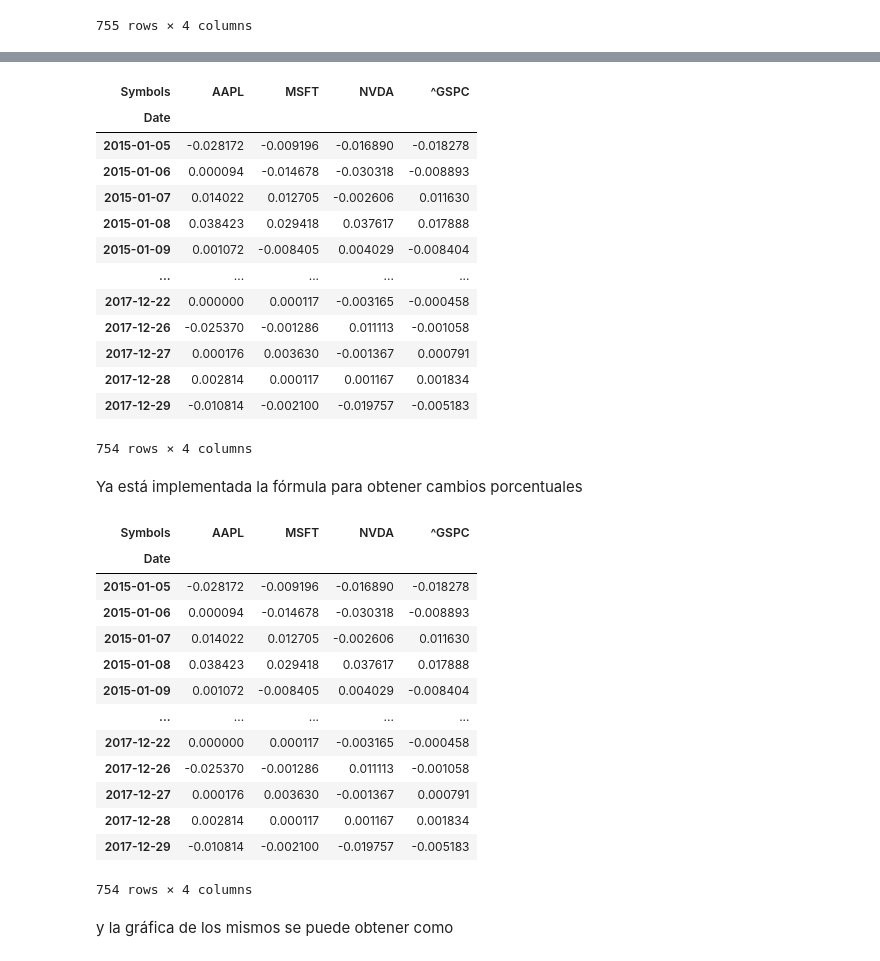
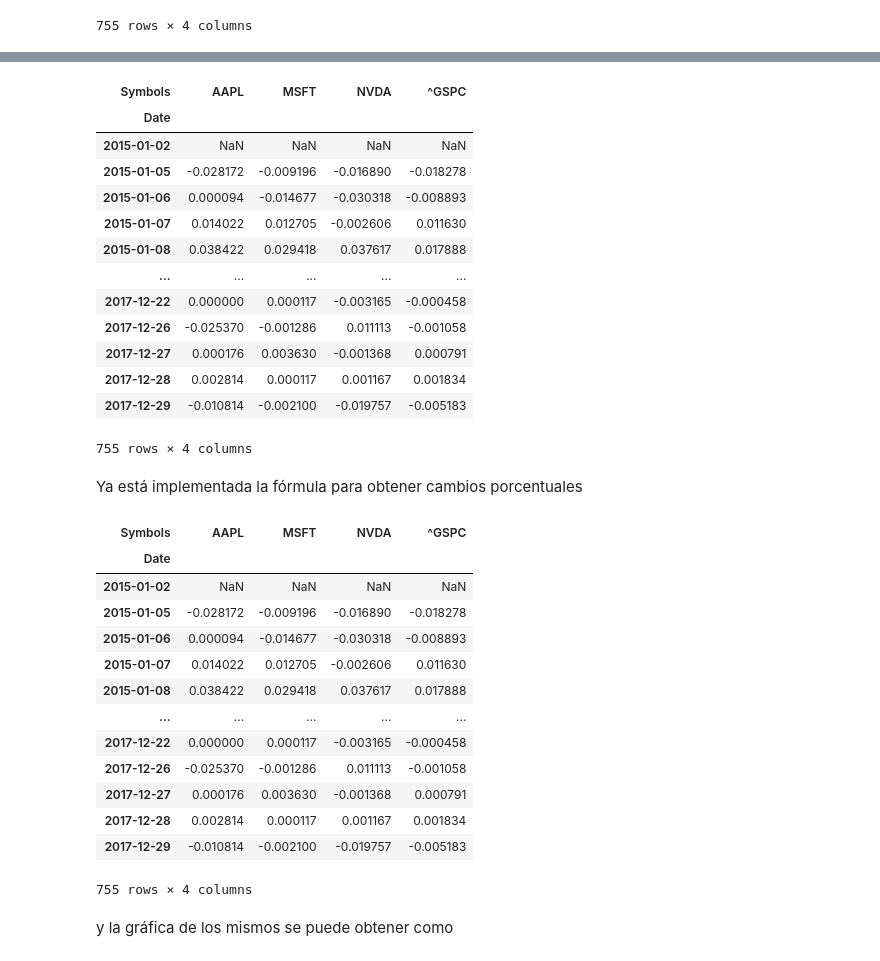
Before and after one commit to Miriam1999/SPF-2021-I, a Jupyter notebook: TEMA-3/Clase21_ContinuacionClase20.ipynb, the cells around one changed output, grey strips where cells are left out. Drawn from its saved outputs; the diff is of its cells as text; code cells hidden in the pictures.

```diff
--- a/TEMA-3/Clase21_ContinuacionClase20.ipynb
+++ b/TEMA-3/Clase21_ContinuacionClase20.ipynb
@@ -61,39 +77,41 @@ closes
 # %%
 # Programar la función de rendimiento simple usando shift
+(closes - closes.shift(1)) / closes.shift(1)
 # %% [output]
 | Symbols | AAPL | MSFT | NVDA | ^GSPC |
 | Date |  |  |  |  |
+| 2015-01-02 | NaN | NaN | NaN | NaN |
 | 2015-01-05 | -0.028172 | -0.009196 | -0.016890 | -0.018278 |
-| 2015-01-06 | 0.000094 | -0.014678 | -0.030318 | -0.008893 |
+| 2015-01-06 | 0.000094 | -0.014677 | -0.030318 | -0.008893 |
 | 2015-01-07 | 0.014022 | 0.012705 | -0.002606 | 0.011630 |
-| 2015-01-08 | 0.038423 | 0.029418 | 0.037617 | 0.017888 |
-| 2015-01-09 | 0.001072 | -0.008405 | 0.004029 | -0.008404 |
+| 2015-01-08 | 0.038422 | 0.029418 | 0.037617 | 0.017888 |
 | ... | ... | ... | ... | ... |
 | 2017-12-22 | 0.000000 | 0.000117 | -0.003165 | -0.000458 |
 | 2017-12-26 | -0.025370 | -0.001286 | 0.011113 | -0.001058 |
-| 2017-12-27 | 0.000176 | 0.003630 | -0.001367 | 0.000791 |
+| 2017-12-27 | 0.000176 | 0.003630 | -0.001368 | 0.000791 |
 | 2017-12-28 | 0.002814 | 0.000117 | 0.001167 | 0.001834 |
 | 2017-12-29 | -0.010814 | -0.002100 | -0.019757 | -0.005183 |
-754 rows × 4 columns
+755 rows × 4 columns
 # %% [markdown]
 Ya está implementada la fórmula para obtener cambios porcentuales
 # %%
 # Comparar los resultados con la función pct_change
+Rall1 = closes.pct_change(1)
 Rall1
 # %% [output]
 | Symbols | AAPL | MSFT | NVDA | ^GSPC |
 | Date |  |  |  |  |
+| 2015-01-02 | NaN | NaN | NaN | NaN |
 | 2015-01-05 | -0.028172 | -0.009196 | -0.016890 | -0.018278 |
-| 2015-01-06 | 0.000094 | -0.014678 | -0.030318 | -0.008893 |
+| 2015-01-06 | 0.000094 | -0.014677 | -0.030318 | -0.008893 |
 | 2015-01-07 | 0.014022 | 0.012705 | -0.002606 | 0.011630 |
-| 2015-01-08 | 0.038423 | 0.029418 | 0.037617 | 0.017888 |
-| 2015-01-09 | 0.001072 | -0.008405 | 0.004029 | -0.008404 |
+| 2015-01-08 | 0.038422 | 0.029418 | 0.037617 | 0.017888 |
 | ... | ... | ... | ... | ... |
 | 2017-12-22 | 0.000000 | 0.000117 | -0.003165 | -0.000458 |
 | 2017-12-26 | -0.025370 | -0.001286 | 0.011113 | -0.001058 |
-| 2017-12-27 | 0.000176 | 0.003630 | -0.001367 | 0.000791 |
+| 2017-12-27 | 0.000176 | 0.003630 | -0.001368 | 0.000791 |
 | 2017-12-28 | 0.002814 | 0.000117 | 0.001167 | 0.001834 |
 | 2017-12-29 | -0.010814 | -0.002100 | -0.019757 | -0.005183 |
-754 rows × 4 columns
+755 rows × 4 columns
 # %% [markdown]
 y la gráfica de los mismos se puede obtener como
```
Also changed, not shown: parts of 10 cells of this notebook, 1 other file.
